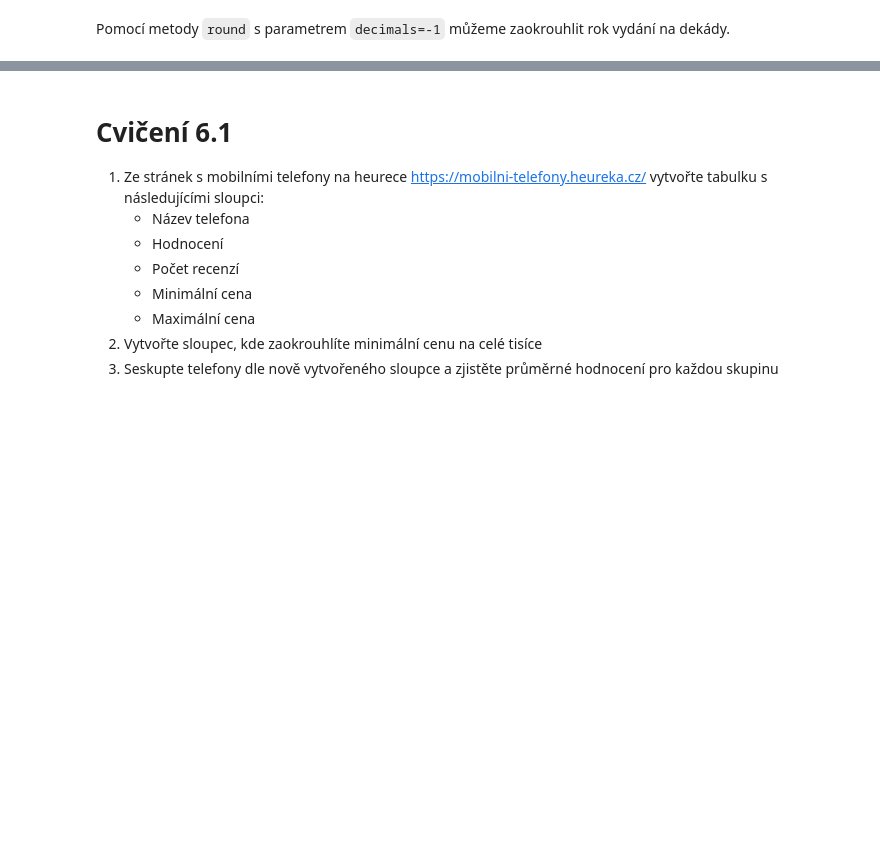
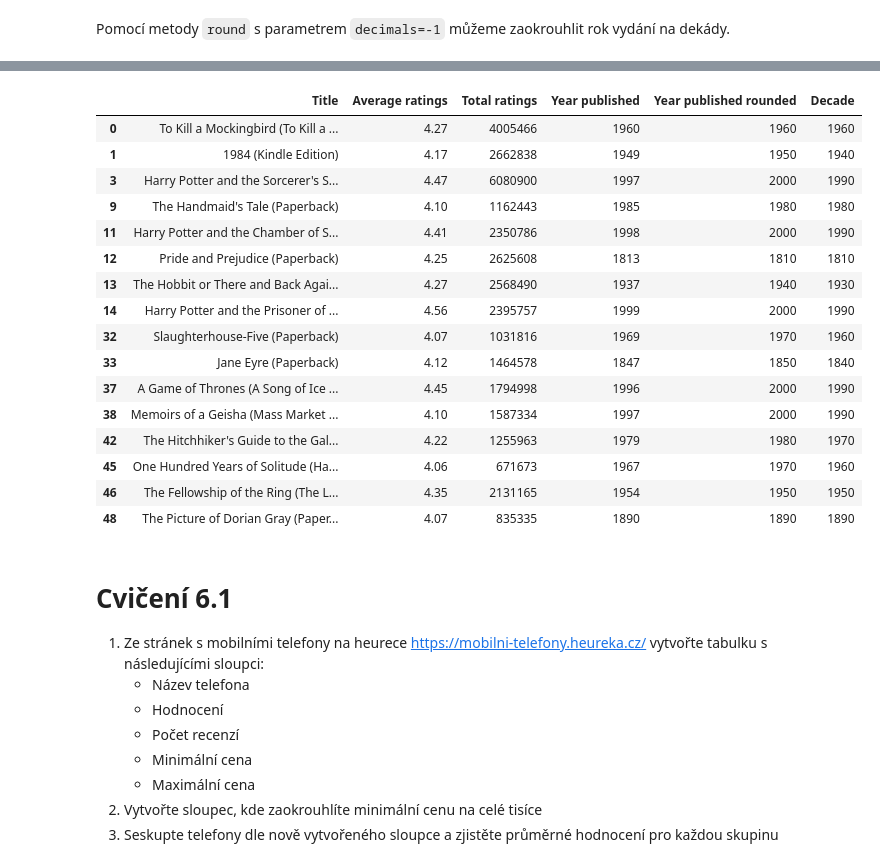
Before and after one commit to sedlakovi/webscraping, a Jupyter notebook: 6_ extrakce_dat.ipynb, the cells around one changed output, grey strips where cells are left out. Cells and saved outputs as stored; diff of their text form; code cells hidden in the pictures; blank space fills up the shorter version.

```diff
--- a/6_ extrakce_dat.ipynb
+++ b/6_ extrakce_dat.ipynb
@@ -166 +218,5 @@ books
+# %%
+books['Decade'] = books['Year published'].astype(str).str.replace(
+    '(\d{3})\d', '\g<1>0', regex=True
+).astype(int)
 # %%
@@ -186,3 +254,24 @@ dtype: int64
+# %%
+# Vybereme knihy, vydané před rokem 2000 s průměrným hodnocením více než 4.0
+books[(books['Year published'] < 2000) & (books['Average ratings'] > 4.0)]
+# %% [output]
+|  | Title | Average ratings | Total ratings | Year published | Year published rounded | Decade |
+| 0 | To Kill a Mockingbird (To Kill a ... | 4.27 | 4005466 | 1960 | 1960 | 1960 |
+| 1 | 1984 (Kindle Edition) | 4.17 | 2662838 | 1949 | 1950 | 1940 |
+| 3 | Harry Potter and the Sorcerer's S... | 4.47 | 6080900 | 1997 | 2000 | 1990 |
+| 9 | The Handmaid's Tale (Paperback) | 4.10 | 1162443 | 1985 | 1980 | 1980 |
+| 11 | Harry Potter and the Chamber of S... | 4.41 | 2350786 | 1998 | 2000 | 1990 |
+| 12 | Pride and Prejudice (Paperback) | 4.25 | 2625608 | 1813 | 1810 | 1810 |
+| 13 | The Hobbit or There and Back Agai... | 4.27 | 2568490 | 1937 | 1940 | 1930 |
+| 14 | Harry Potter and the Prisoner of ... | 4.56 | 2395757 | 1999 | 2000 | 1990 |
+| 32 | Slaughterhouse-Five (Paperback) | 4.07 | 1031816 | 1969 | 1970 | 1960 |
+| 33 | Jane Eyre (Paperback) | 4.12 | 1464578 | 1847 | 1850 | 1840 |
+| 37 | A Game of Thrones (A Song of Ice ... | 4.45 | 1794998 | 1996 | 2000 | 1990 |
+| 38 | Memoirs of a Geisha (Mass Market ... | 4.10 | 1587334 | 1997 | 2000 | 1990 |
+| 42 | The Hitchhiker's Guide to the Gal... | 4.22 | 1255963 | 1979 | 1980 | 1970 |
+| 45 | One Hundred Years of Solitude (Ha... | 4.06 | 671673 | 1967 | 1970 | 1960 |
+| 46 | The Fellowship of the Ring (The L... | 4.35 | 2131165 | 1954 | 1950 | 1950 |
+| 48 | The Picture of Dorian Gray (Paper... | 4.07 | 835335 | 1890 | 1890 | 1890 |
 # %% [markdown]
 # Cvičení 6.1
 
```
Also changed, not shown: parts of 19 cells of this notebook, 6 other files.
